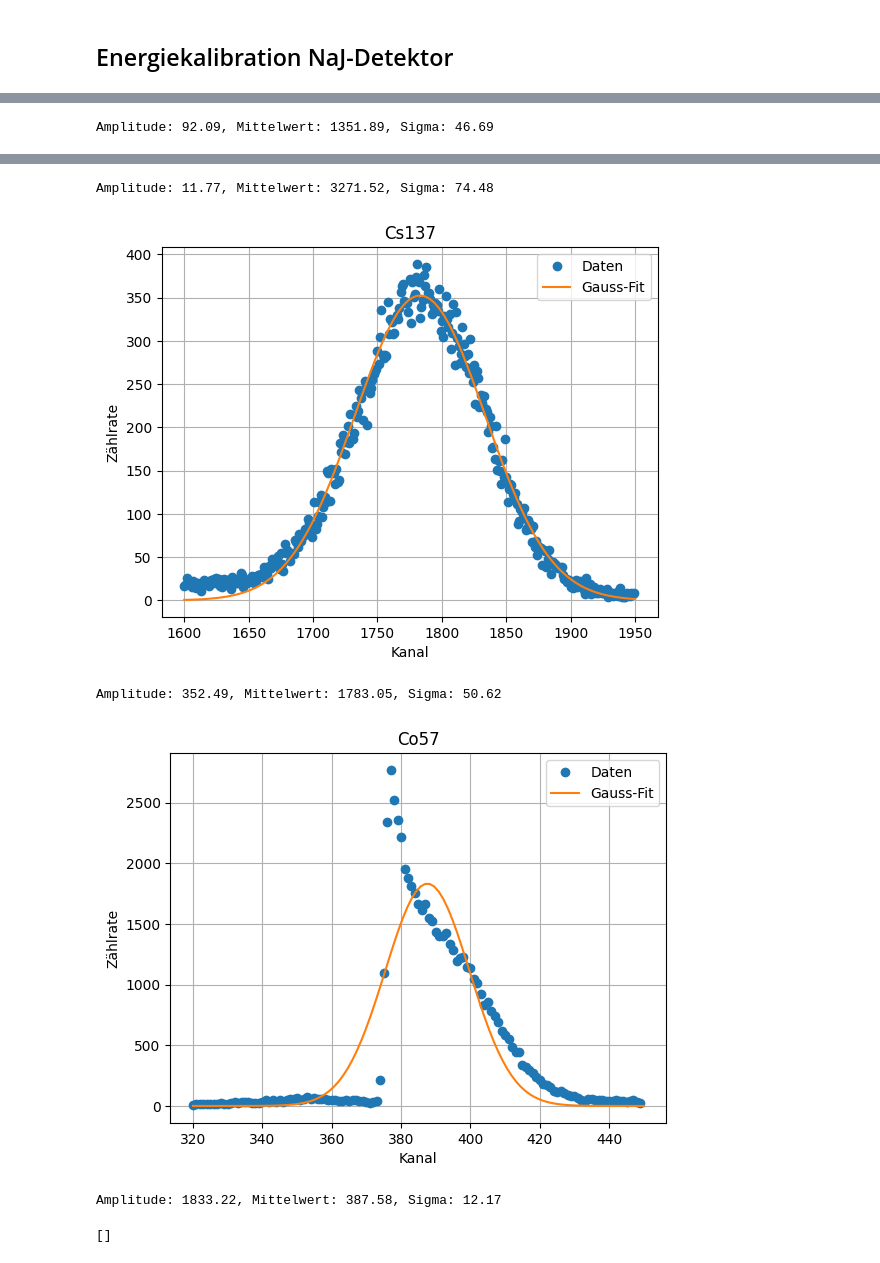
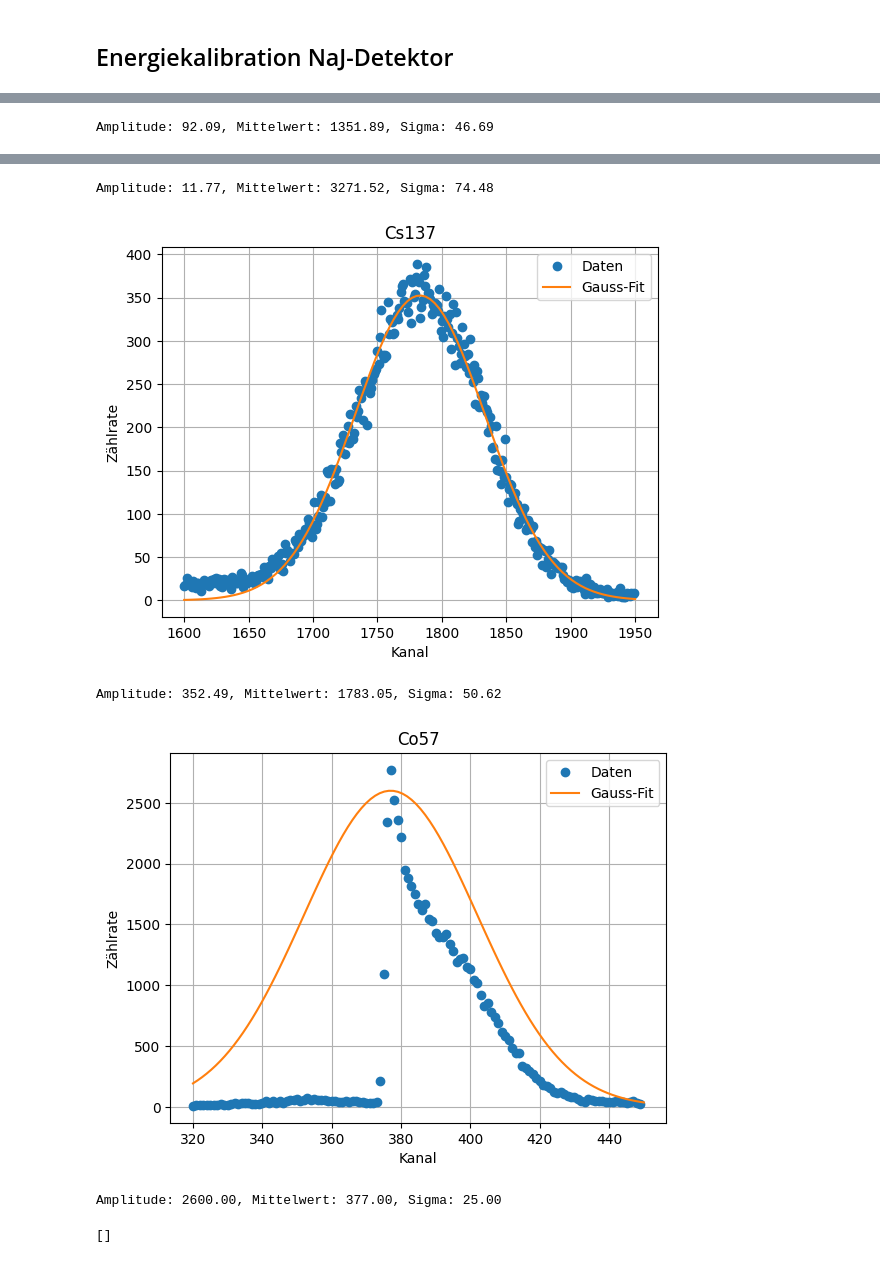
Before and after one commit to caesar2003/P4-Gamma-Coincidence-Spectroscopy, a Jupyter notebook: auswertung.ipynb, the cells around one changed output, grey strips where cells are left out. Drawn from its saved outputs; the diff is of its cells as text; code cells hidden in the pictures.

```diff
--- a/auswertung.ipynb
+++ b/auswertung.ipynb
@@ -147,37 +147,43 @@ for i, spec in enumerate(spectras_NaI):
 
     p0 = [np.max(ydata), xdata[np.argmax(ydata)], 2]
 
 
     parameters, _ = curve_fit(Gauss, xdata, ydata, p0=p0)
+    if i ==3:
+        A_fit, mu_fit, sigma_fit = parameters
+        A_fit = 2600
+        mu_fit = 377
+        sigma_fit = 25
+    else:
+        A_fit, mu_fit, sigma_fit = parameters
 
+    fit_y = Gauss(np.linspace(area[i,0], area[i,1], 100), A_fit, mu_fit, sigma_fit)
 
-    A_fit, mu_fit, sigma_fit = parameters
-    fit_y = Gauss(np.linspace(area[i,0], area[i,1], 100), A_fit, mu_fit, sigma_fit)
     mu_arr_naj = np.append(mu_arr_naj, mu_fit)
     sigma_arr_naj = np.append(sigma_arr_naj, sigma_fit)
 
 
     plt.plot(xdata, ydata, 'o', label='Daten')
     plt.plot(np.linspace(area[i,0], area[i,1],100), fit_y, '-', label='Gauss-Fit')
     plt.legend()
     plt.xlabel("Kanal")
     plt.ylabel("Zählrate")
     plt.title(probes[i])
     plt.grid(True)
     plt.savefig(f"include/NaI_calibration_{probes[i]}")
 
     plt.show()
 
     print(f"Amplitude: {A_fit:.2f}, Mittelwert: {mu_fit:.2f}, Sigma: {sigma_fit:.2f}")
 # %% [output]
 [figure]
 Amplitude: 92.09, Mittelwert: 1351.89, Sigma: 46.69
 [figure]
 Amplitude: 11.77, Mittelwert: 3271.52, Sigma: 74.48
 [figure]
 Amplitude: 352.49, Mittelwert: 1783.05, Sigma: 50.62
-[figure, old version]
+[figure, new version]
-Amplitude: 1833.22, Mittelwert: 387.58, Sigma: 12.17
+Amplitude: 2600.00, Mittelwert: 377.00, Sigma: 25.00
 # %%
 print(mu_arr)
 def Linear(x, m,c):
```
Also changed, not shown: parts of 2 cells of this notebook, 3 other files.
